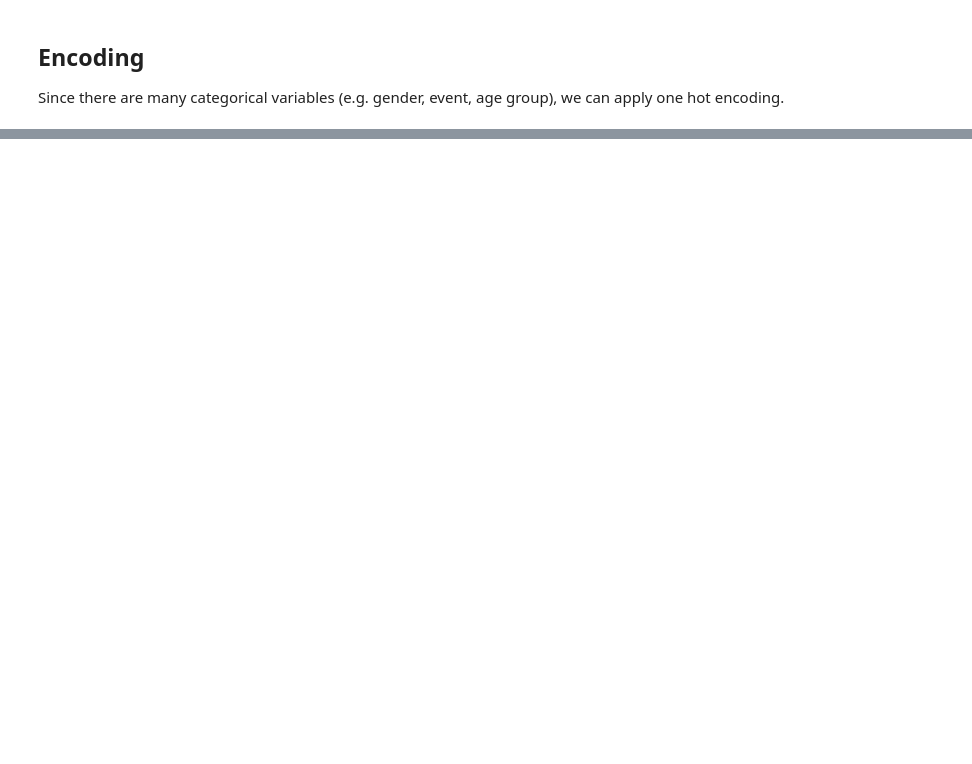
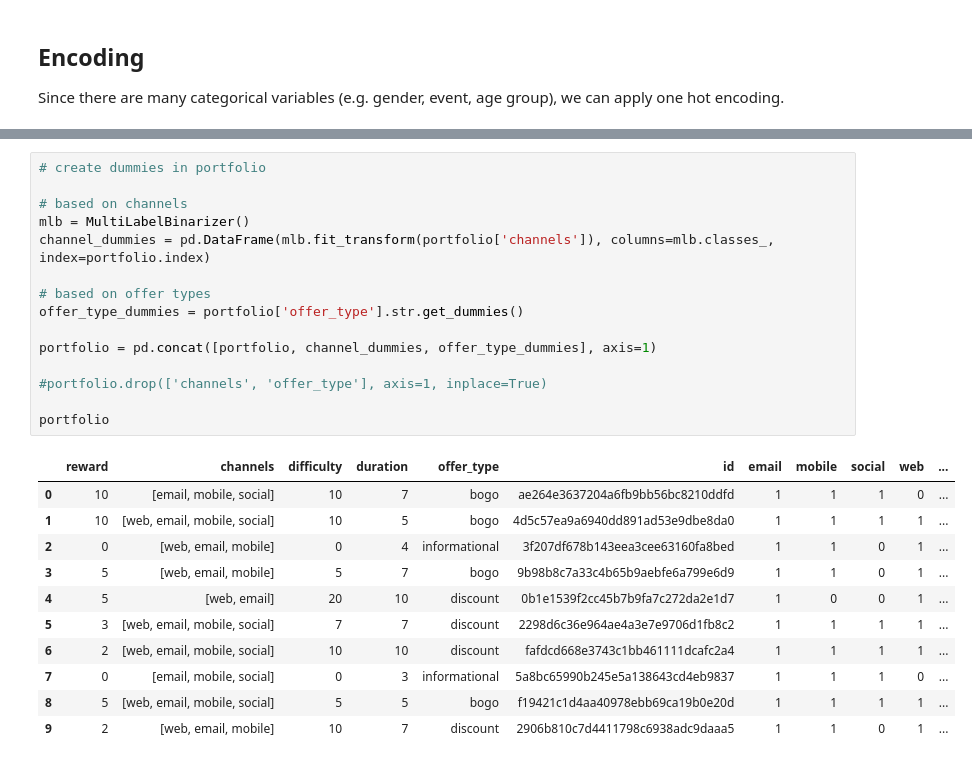
Before and after one commit to xixiaodong/Starbucks-customer-segmentation, a Jupyter notebook: Starbucks_Capstone_notebook.ipynb, the cells around one changed output, grey strips where cells are left out. Drawn from its saved outputs; the diff is of its cells as text; blank space fills up the shorter version.

```diff
--- a/Starbucks_Capstone_notebook.ipynb
+++ b/Starbucks_Capstone_notebook.ipynb
@@ -224,0 +254,27 @@ Since there are many categorical variables (e.g. gender, event, age group), we c
+# %%
+# create dummies in portfolio
+
+# based on channels
+mlb = MultiLabelBinarizer()
+channel_dummies = pd.DataFrame(mlb.fit_transform(portfolio['channels']), columns=mlb.classes_, index=portfolio.index)
+
+# based on offer types
+offer_type_dummies = portfolio['offer_type'].str.get_dummies()
+
+portfolio = pd.concat([portfolio, channel_dummies, offer_type_dummies], axis=1)
+
+#portfolio.drop(['channels', 'offer_type'], axis=1, inplace=True)
+
+portfolio
+# %% [output]
+|  | reward | channels | difficulty | duration | offer_type | id | email | mobile | social | web | ... |
+| 0 | 10 | [email, mobile, social] | 10 | 7 | bogo | ae264e3637204a6fb9bb56bc8210ddfd | 1 | 1 | 1 | 0 | ... |
+| 1 | 10 | [web, email, mobile, social] | 10 | 5 | bogo | 4d5c57ea9a6940dd891ad53e9dbe8da0 | 1 | 1 | 1 | 1 | ... |
+| 2 | 0 | [web, email, mobile] | 0 | 4 | informational | 3f207df678b143eea3cee63160fa8bed | 1 | 1 | 0 | 1 | ... |
+| 3 | 5 | [web, email, mobile] | 5 | 7 | bogo | 9b98b8c7a33c4b65b9aebfe6a799e6d9 | 1 | 1 | 0 | 1 | ... |
+| 4 | 5 | [web, email] | 20 | 10 | discount | 0b1e1539f2cc45b7b9fa7c272da2e1d7 | 1 | 0 | 0 | 1 | ... |
+| 5 | 3 | [web, email, mobile, social] | 7 | 7 | discount | 2298d6c36e964ae4a3e7e9706d1fb8c2 | 1 | 1 | 1 | 1 | ... |
+| 6 | 2 | [web, email, mobile, social] | 10 | 10 | discount | fafdcd668e3743c1bb461111dcafc2a4 | 1 | 1 | 1 | 1 | ... |
+| 7 | 0 | [email, mobile, social] | 0 | 3 | informational | 5a8bc65990b245e5a138643cd4eb9837 | 1 | 1 | 1 | 0 | ... |
+| 8 | 5 | [web, email, mobile, social] | 5 | 5 | bogo | f19421c1d4aa40978ebb69ca19b0e20d | 1 | 1 | 1 | 1 | ... |
+| 9 | 2 | [web, email, mobile] | 10 | 7 | discount | 2906b810c7d4411798c6938adc9daaa5 | 1 | 1 | 0 | 1 | ... |
```
Also changed, not shown: parts of 11 cells of this notebook.
